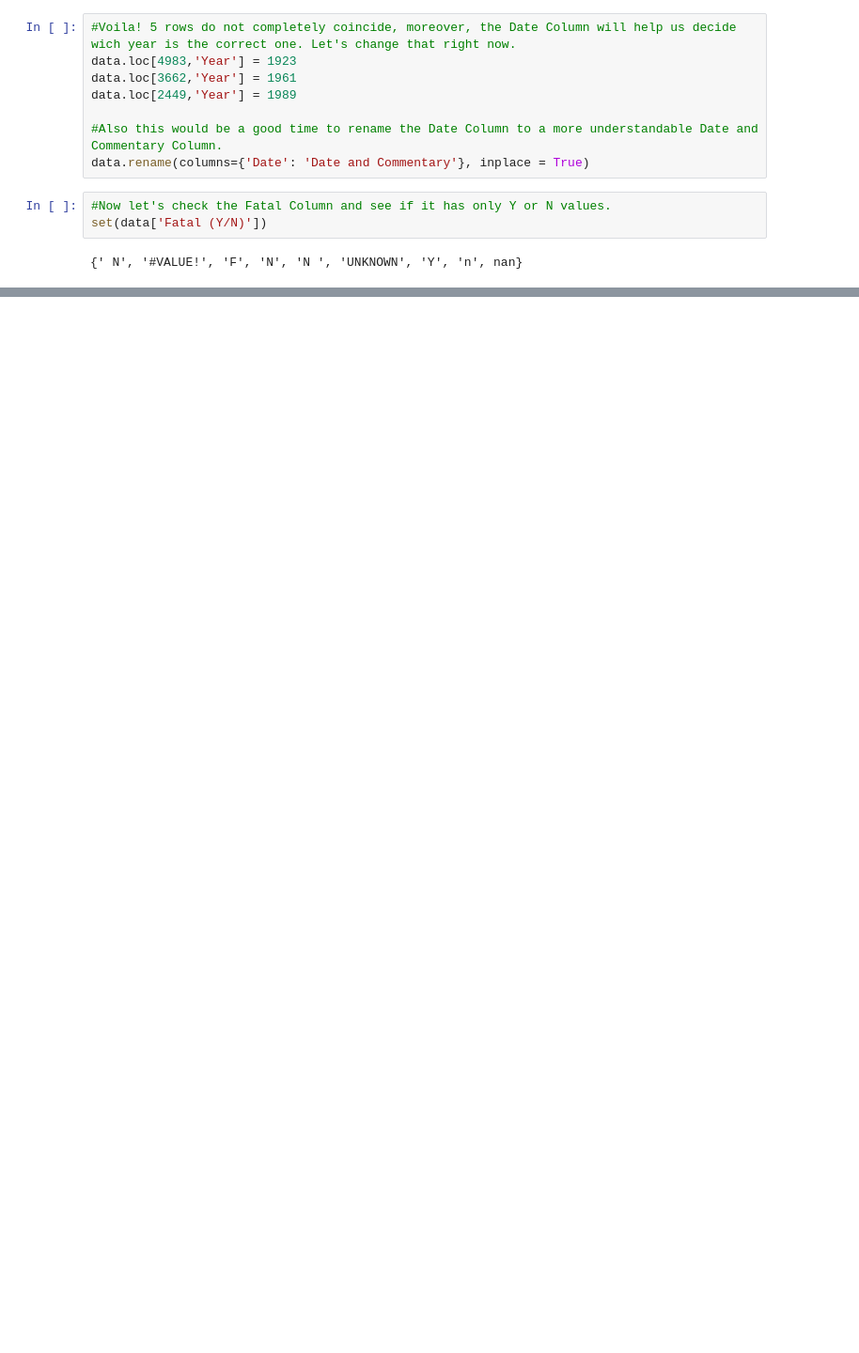
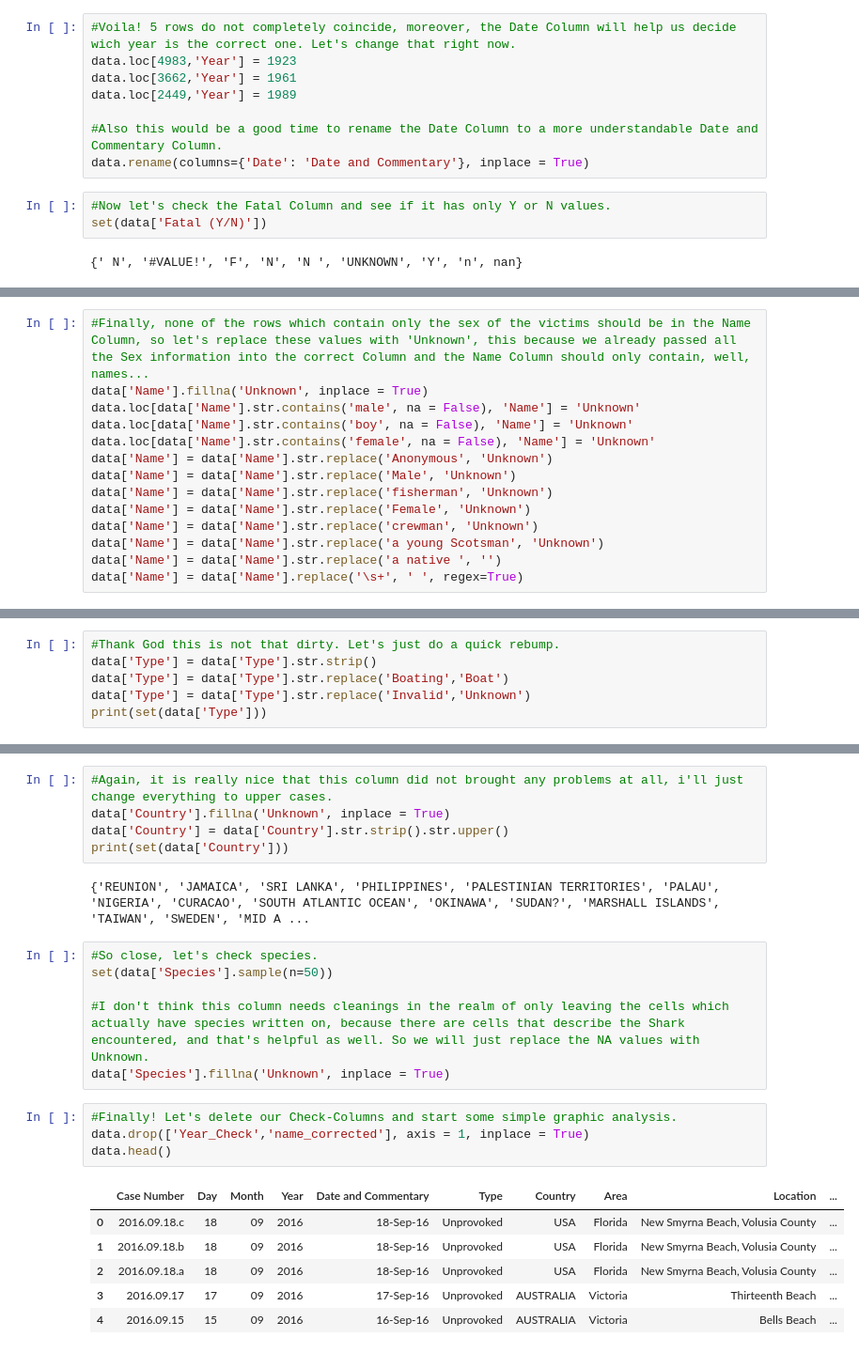
Before and after one commit to ta-data-mexpt/project-pandas, a Jupyter notebook: data-wrangling.ipynb, the cells around one changed output, grey strips where cells are left out. Shown: that part at 94% size. Drawn from its saved outputs; the diff is of its cells as text; blank space fills up the shorter version.

```diff
--- a/data-wrangling.ipynb
+++ b/data-wrangling.ipynb
@@ -233,0 +305,14 @@ print(set(data['Fatal (Y/N/U)']))
+# %%
+#Finally, none of the rows which contain only the sex of the victims should be in the Name Column, so let's replace these values with 'Unknown', this because we already passed all the Sex information into the correct Column and the Name Column should only contain, well, names...
+data['Name'].fillna('Unknown', inplace = True)
+data.loc[data['Name'].str.contains('male', na = False), 'Name'] = 'Unknown'
+data.loc[data['Name'].str.contains('boy', na = False), 'Name'] = 'Unknown'
+data.loc[data['Name'].str.contains('female', na = False), 'Name'] = 'Unknown'
+data['Name'] = data['Name'].str.replace('Anonymous', 'Unknown')
+data['Name'] = data['Name'].str.replace('Male', 'Unknown')
+data['Name'] = data['Name'].str.replace('fisherman', 'Unknown')
+data['Name'] = data['Name'].str.replace('Female', 'Unknown')
+data['Name'] = data['Name'].str.replace('crewman', 'Unknown')
+data['Name'] = data['Name'].str.replace('a young Scotsman', 'Unknown')
+data['Name'] = data['Name'].str.replace('a native ', '')
+data['Name'] = data['Name'].replace('\s+', ' ', regex=True)
@@ -233,0 +324,6 @@ print(set(data['Fatal (Y/N/U)']))
+# %%
+#Thank God this is not that dirty. Let's just do a quick rebump.
+data['Type'] = data['Type'].str.strip()
+data['Type'] = data['Type'].str.replace('Boating','Boat')
+data['Type'] = data['Type'].str.replace('Invalid','Unknown')
+print(set(data['Type']))
@@ -233,0 +337,24 @@ print(set(data['Fatal (Y/N/U)']))
+# %%
+#Again, it is really nice that this column did not brought any problems at all, i'll just change everything to upper cases.
+data['Country'].fillna('Unknown', inplace = True)
+data['Country'] = data['Country'].str.strip().str.upper()
+print(set(data['Country']))
+# %% [output]
+{'REUNION', 'JAMAICA', 'SRI LANKA', 'PHILIPPINES', 'PALESTINIAN TERRITORIES', 'PALAU', 'NIGERIA', 'CURACAO', 'SOUTH ATLANTIC OCEAN', 'OKINAWA', 'SUDAN?', 'MARSHALL ISLANDS', 'TAIWAN', 'SWEDEN', 'MID A ...
+# %%
+#So close, let's check species.
+set(data['Species'].sample(n=50))
+
+#I don't think this column needs cleanings in the realm of only leaving the cells which actually have species written on, because there are cells that describe the Shark encountered, and that's helpful as well. So we will just replace the NA values with Unknown.
+data['Species'].fillna('Unknown', inplace = True)
+# %%
+#Finally! Let's delete our Check-Columns and start some simple graphic analysis.
+data.drop(['Year_Check','name_corrected'], axis = 1, inplace = True)
+data.head()
+# %% [output]
+|  | Case Number | Day | Month | Year | Date and Commentary | Type | Country | Area | Location | ... |
+| 0 | 2016.09.18.c | 18 | 09 | 2016 | 18-Sep-16 | Unprovoked | USA | Florida | New Smyrna Beach, Volusia County | ... |
+| 1 | 2016.09.18.b | 18 | 09 | 2016 | 18-Sep-16 | Unprovoked | USA | Florida | New Smyrna Beach, Volusia County | ... |
+| 2 | 2016.09.18.a | 18 | 09 | 2016 | 18-Sep-16 | Unprovoked | USA | Florida | New Smyrna Beach, Volusia County | ... |
+| 3 | 2016.09.17 | 17 | 09 | 2016 | 17-Sep-16 | Unprovoked | AUSTRALIA | Victoria | Thirteenth Beach | ... |
+| 4 | 2016.09.15 | 15 | 09 | 2016 | 16-Sep-16 | Unprovoked | AUSTRALIA | Victoria | Bells Beach | ... |
```
Also changed, not shown: parts of 9 cells of this notebook, 1 other file.
